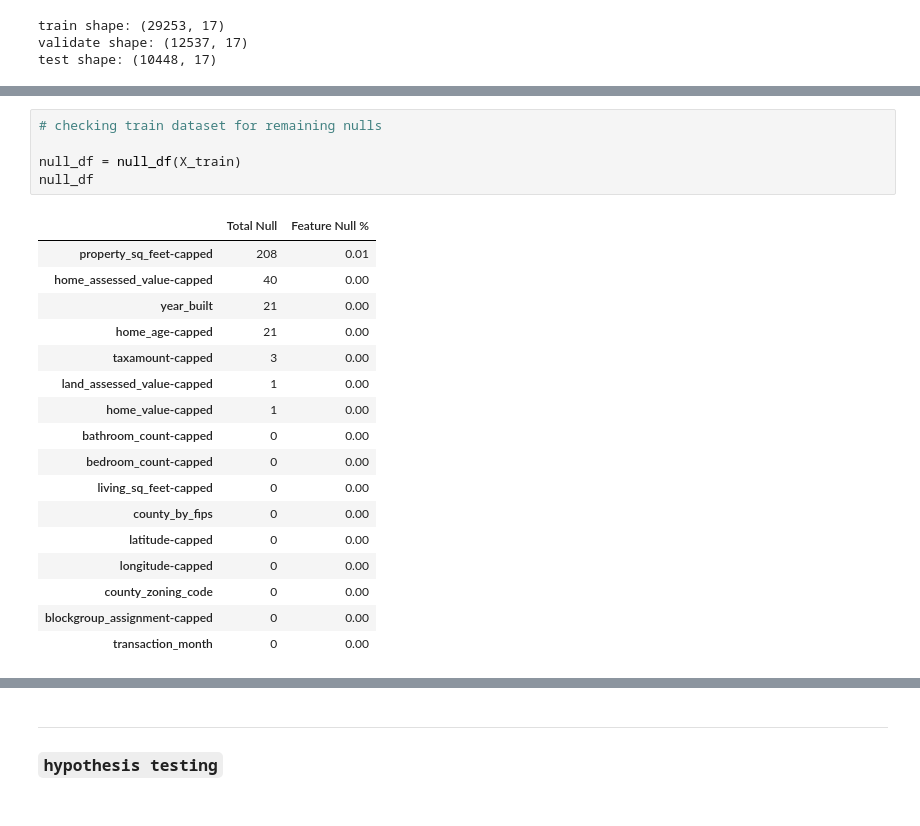
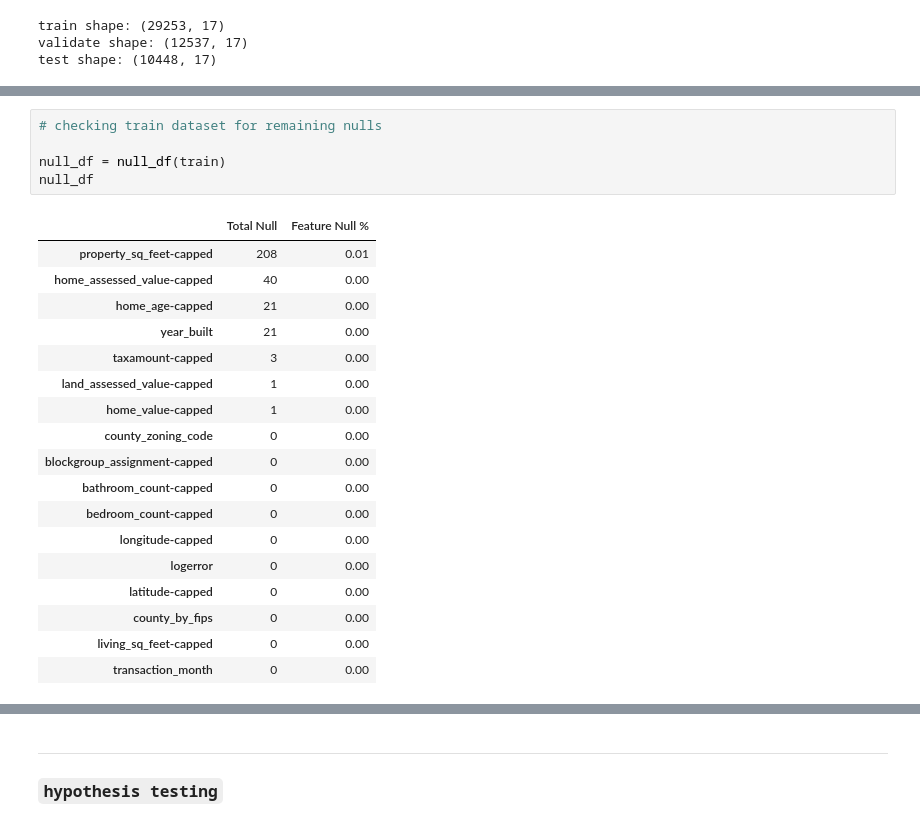
Before and after one commit to mijailmariano/clustering-exercises, a Jupyter notebook: modeling.ipynb, the cells around one changed output, grey strips where cells are left out. Cells and saved outputs as stored; diff of their text form.

```diff
--- a/modeling.ipynb
+++ b/modeling.ipynb
@@ -216,25 +230,26 @@ y_test = test['logerror']
 # %%
 # checking train dataset for remaining nulls
 
-null_df = null_df(X_train)
+null_df = null_df(train)
 null_df
 # %% [output]
 |  | Total Null | Feature Null % |
 | property_sq_feet-capped | 208 | 0.01 |
 | home_assessed_value-capped | 40 | 0.00 |
+| home_age-capped | 21 | 0.00 |
 | year_built | 21 | 0.00 |
-| home_age-capped | 21 | 0.00 |
 | taxamount-capped | 3 | 0.00 |
 | land_assessed_value-capped | 1 | 0.00 |
 | home_value-capped | 1 | 0.00 |
+| county_zoning_code | 0 | 0.00 |
+| blockgroup_assignment-capped | 0 | 0.00 |
 | bathroom_count-capped | 0 | 0.00 |
 | bedroom_count-capped | 0 | 0.00 |
+| longitude-capped | 0 | 0.00 |
+| logerror | 0 | 0.00 |
+| latitude-capped | 0 | 0.00 |
+| county_by_fips | 0 | 0.00 |
 | living_sq_feet-capped | 0 | 0.00 |
-| county_by_fips | 0 | 0.00 |
-| latitude-capped | 0 | 0.00 |
-| longitude-capped | 0 | 0.00 |
-| county_zoning_code | 0 | 0.00 |
-| blockgroup_assignment-capped | 0 | 0.00 |
 | transaction_month | 0 | 0.00 |
 # %%
 # checking dataframe after split
```
Also changed, not shown: parts of 45 cells of this notebook, 1 other file.
